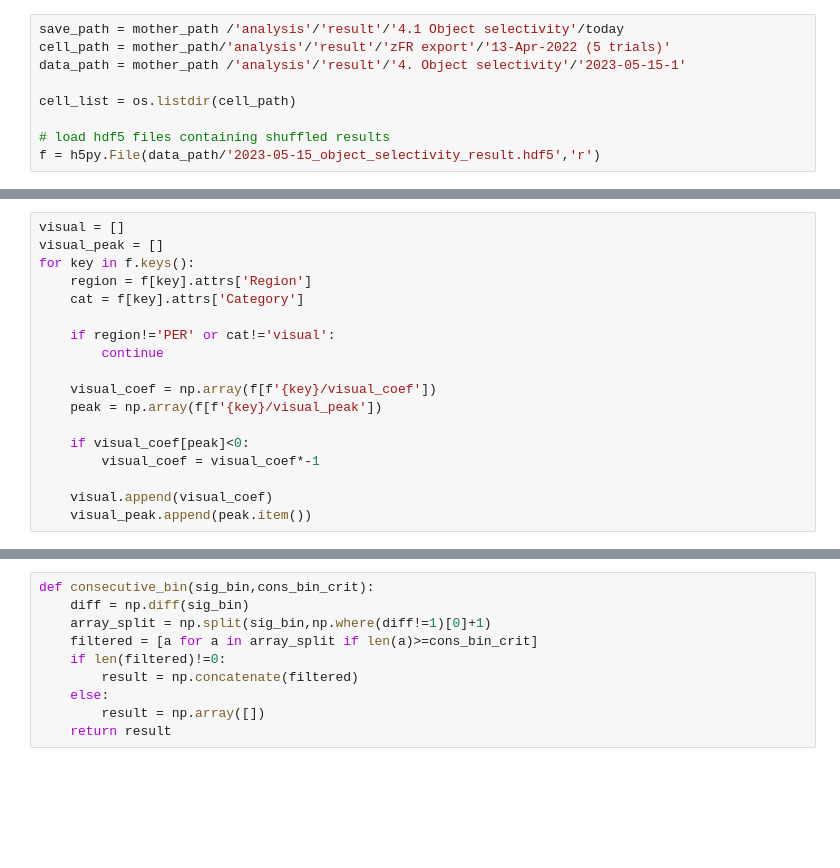
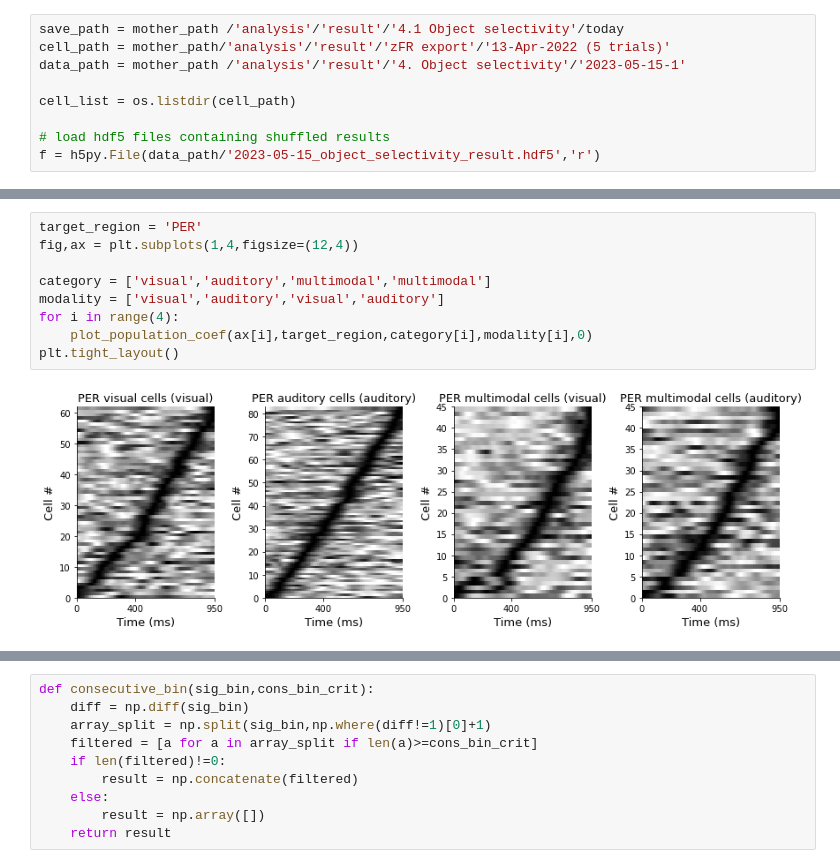
Before and after one commit to heung10/multimodal-object-recognition, a Jupyter notebook: neural/4.1 Object selectivity.ipynb, the cells around one changed output, grey strips where cells are left out. Drawn from its saved outputs; the diff is of its cells as text; blank space fills up the shorter version.

```diff
--- a/neural/4.1 Object selectivity.ipynb
+++ b/neural/4.1 Object selectivity.ipynb
@@ -79,18 +78,0 @@ plt.tight_layout()
-# %%
-visual = []
-visual_peak = []
-for key in f.keys():
-    region = f[key].attrs['Region']
-    cat = f[key].attrs['Category']
-
-    if region!='PER' or cat!='visual':
-        continue
-
-    visual_coef = np.array(f[f'{key}/visual_coef'])
-    peak = np.array(f[f'{key}/visual_peak'])
-
-    if visual_coef[peak]<0:
-        visual_coef = visual_coef*-1
-
-    visual.append(visual_coef)
-    visual_peak.append(peak.item())
@@ -96,0 +116,11 @@ for key in f.keys():
+# %%
+target_region = 'PER'
+fig,ax = plt.subplots(1,4,figsize=(12,4))
+
+category = ['visual','auditory','multimodal','multimodal']
+modality = ['visual','auditory','visual','auditory']
+for i in range(4):
+    plot_population_coef(ax[i],target_region,category[i],modality[i],0)
+plt.tight_layout()
+# %% [output]
+[figure, added]
```
Also changed, not shown: parts of 10 cells of this notebook.
